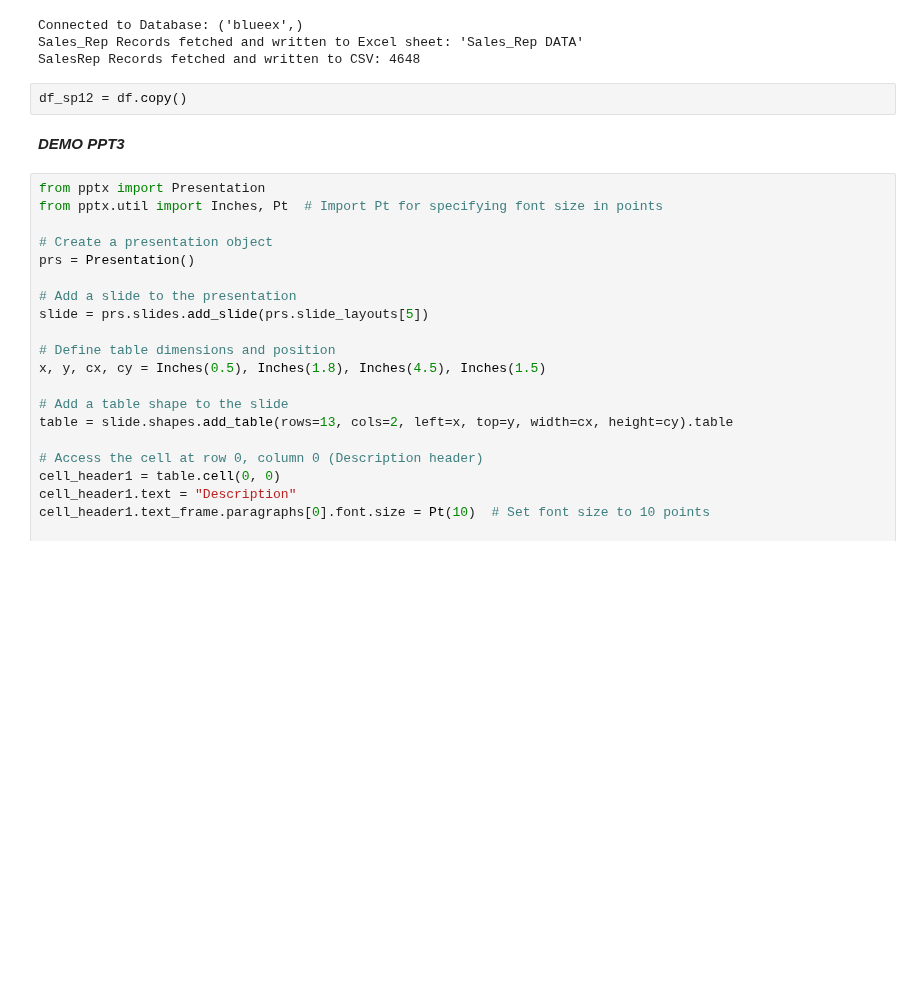
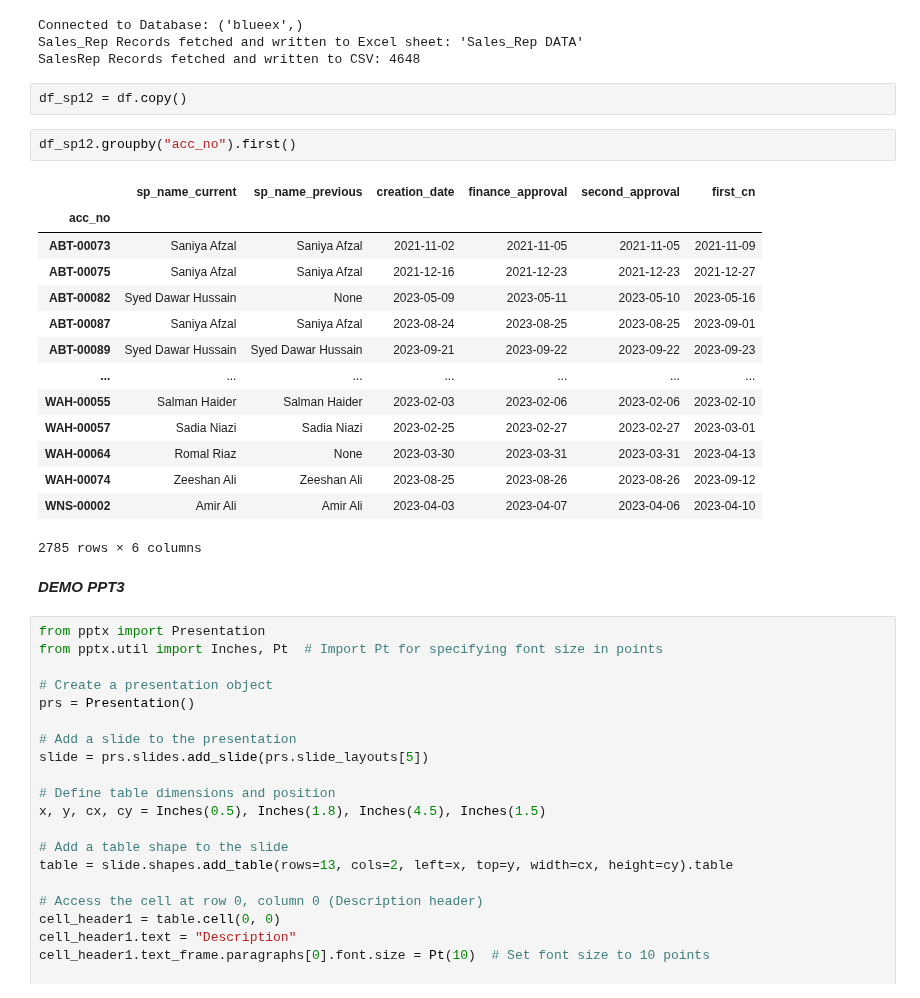
Before and after one commit to TahaDataAlchemy/BLUE-EX-Domestic-Auto, a Jupyter notebook: ETL.ipynb, the cells around one changed output. Saved outputs shown, nothing was run; the diff lists cells and outputs as text; blank space fills up the shorter version.

```diff
--- a/ETL.ipynb
+++ b/ETL.ipynb
@@ -1363,6 +1363,23 @@ Sales_Rep Records fetched and written to Excel sheet: 'Sales_Rep DATA'
 SalesRep Records fetched and written to CSV: 4648
 # %%
 df_sp12 = df.copy()
+# %%
+df_sp12.groupby("acc_no").first()
+# %% [output]
+|  | sp_name_current | sp_name_previous | creation_date | finance_approval | second_approval | first_cn |
+| acc_no |  |  |  |  |  |  |
+| ABT-00073 | Saniya Afzal | Saniya Afzal | 2021-11-02 | 2021-11-05 | 2021-11-05 | 2021-11-09 |
+| ABT-00075 | Saniya Afzal | Saniya Afzal | 2021-12-16 | 2021-12-23 | 2021-12-23 | 2021-12-27 |
+| ABT-00082 | Syed Dawar Hussain | None | 2023-05-09 | 2023-05-11 | 2023-05-10 | 2023-05-16 |
+| ABT-00087 | Saniya Afzal | Saniya Afzal | 2023-08-24 | 2023-08-25 | 2023-08-25 | 2023-09-01 |
+| ABT-00089 | Syed Dawar Hussain | Syed Dawar Hussain | 2023-09-21 | 2023-09-22 | 2023-09-22 | 2023-09-23 |
+| ... | ... | ... | ... | ... | ... | ... |
+| WAH-00055 | Salman Haider | Salman Haider | 2023-02-03 | 2023-02-06 | 2023-02-06 | 2023-02-10 |
+| WAH-00057 | Sadia Niazi | Sadia Niazi | 2023-02-25 | 2023-02-27 | 2023-02-27 | 2023-03-01 |
+| WAH-00064 | Romal Riaz | None | 2023-03-30 | 2023-03-31 | 2023-03-31 | 2023-04-13 |
+| WAH-00074 | Zeeshan Ali | Zeeshan Ali | 2023-08-25 | 2023-08-26 | 2023-08-26 | 2023-09-12 |
+| WNS-00002 | Amir Ali | Amir Ali | 2023-04-03 | 2023-04-07 | 2023-04-06 | 2023-04-10 |
+2785 rows × 6 columns
 # %% [markdown]
 ***DEMO PPT3***
 # %%
```
Also changed, not shown: 1 other file.
